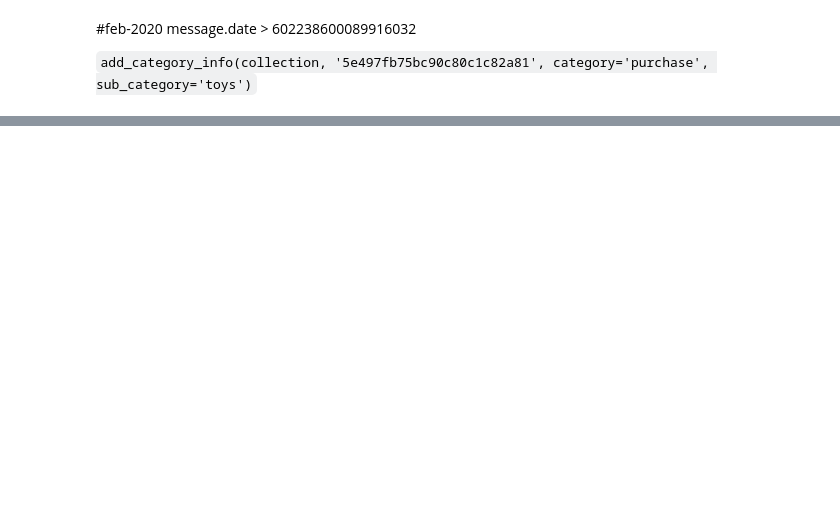
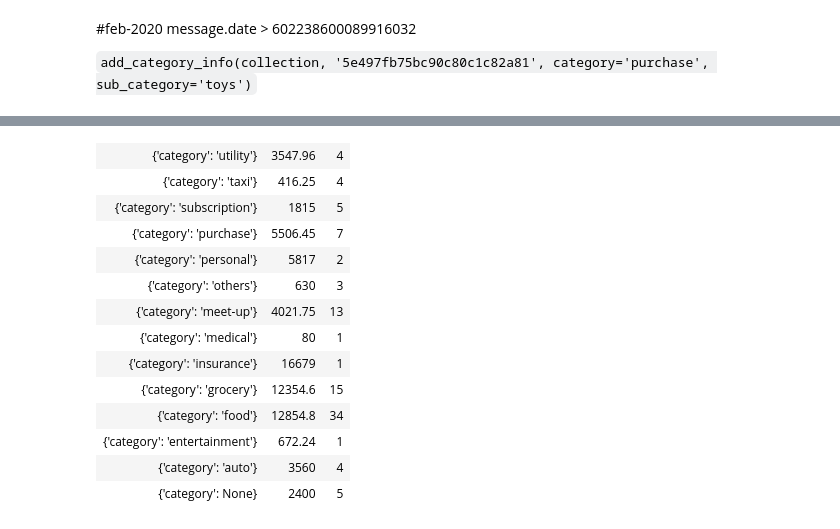
Before and after one commit to sumitasok/sms_expense_tracking, a Jupyter notebook: jupyter/work/monthly_report.ipynb, the cells around one changed output, grey strips where cells are left out. Saved outputs shown, nothing was run; the diff lists cells and outputs as text; code cells hidden in the pictures; blank space fills up the shorter version.

```diff
--- a/jupyter/work/monthly_report.ipynb
+++ b/jupyter/work/monthly_report.ipynb
@@ -70,0 +215,37 @@ display(HTML(tabulate.tabulate(monthly_transactions, tablefmt='html')))
+# %%
+sum_result_by_category = collection.aggregate(
+   [{'$match': {'status': {'analysis_done': True},
+                 'transaction.datetime' : {
+                     '$gte': datetime.datetime(year,month,1), '$lt': datetime.datetime(next_year,next_month,1)}
+                  }},
+     {
+       '$group':
+         {
+           '_id': { 'category': "$transaction.category"},
+           'totalAmount': { '$sum': "$transaction.expense_amount"},
+           'count': { '$sum': 1 }
+         }
+     },
+    {
+        '$sort': {
+            '_id': -1
+        }
+    }
+   ]
+)
+display(HTML(tabulate.tabulate(list(sum_result_by_category), tablefmt='html')))
+# %% [output]
+| {'category': 'utility'} | 3547.96 | 4 |
+| {'category': 'taxi'} | 416.25 | 4 |
+| {'category': 'subscription'} | 1815 | 5 |
+| {'category': 'purchase'} | 5506.45 | 7 |
+| {'category': 'personal'} | 5817 | 2 |
+| {'category': 'others'} | 630 | 3 |
+| {'category': 'meet-up'} | 4021.75 | 13 |
+| {'category': 'medical'} | 80 | 1 |
+| {'category': 'insurance'} | 16679 | 1 |
+| {'category': 'grocery'} | 12354.6 | 15 |
+| {'category': 'food'} | 12854.8 | 34 |
+| {'category': 'entertainment'} | 672.24 | 1 |
+| {'category': 'auto'} | 3560 | 4 |
+| {'category': None} | 2400 | 5 |
```
Also changed, not shown: parts of 8 cells of this notebook, 6 other files.
